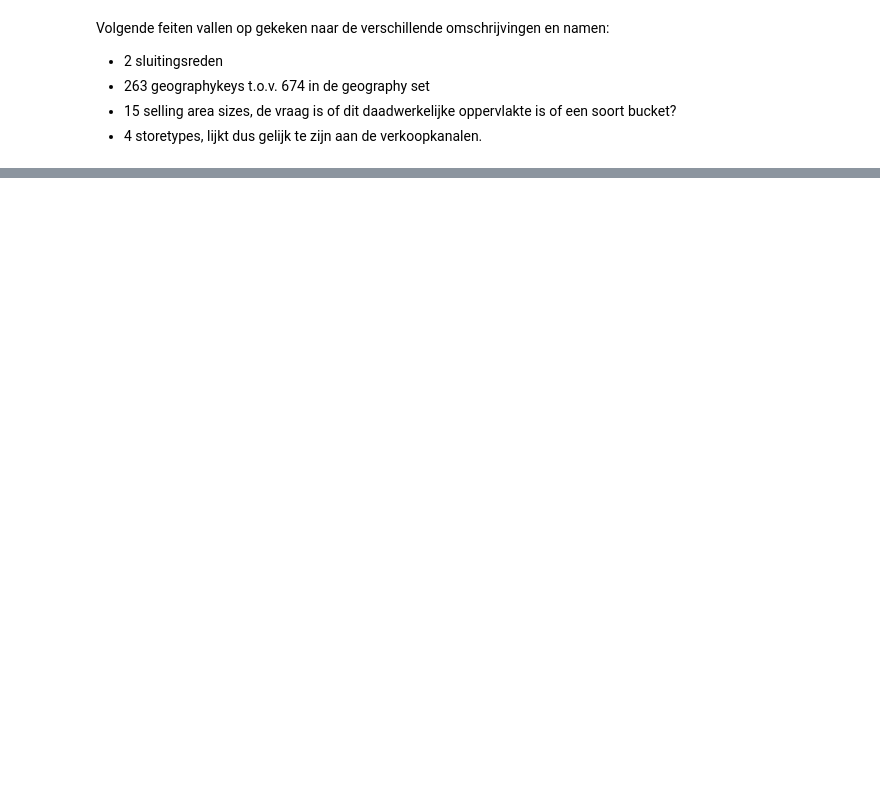
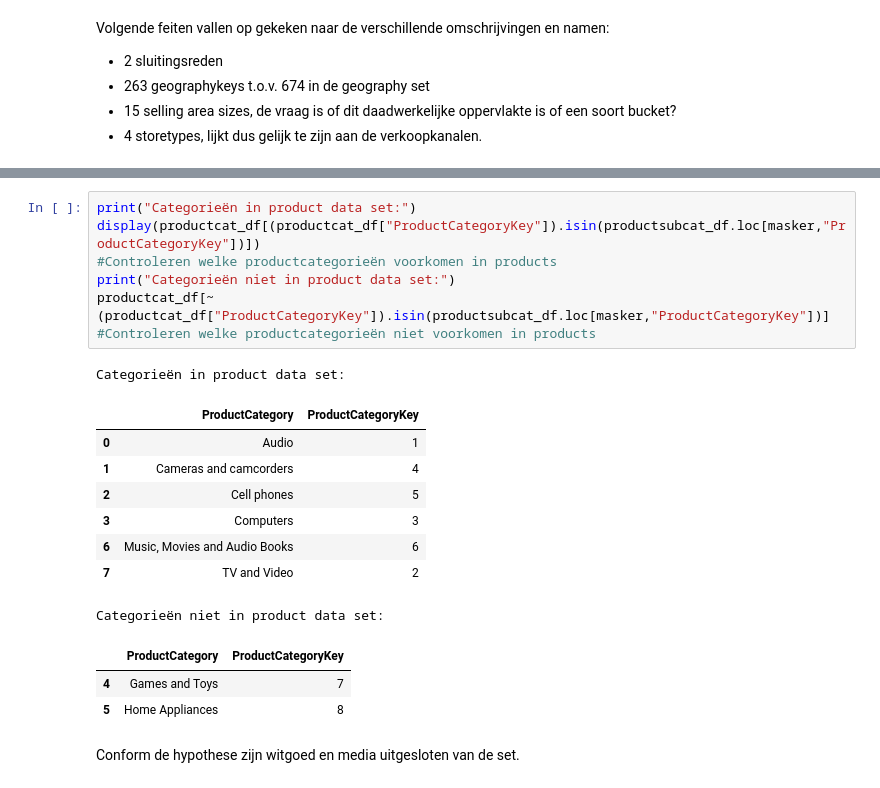
Before and after one commit to Jcpvanbers/Datasets-minor, a Jupyter notebook: Data analyse Contoso.ipynb, the cells around one changed output, grey strips where cells are left out. Saved outputs shown, nothing was run; the diff lists cells and outputs as text; blank space fills up the shorter version.

```diff
--- a/Data analyse Contoso.ipynb
+++ b/Data analyse Contoso.ipynb
@@ -996,0 +821,22 @@ Wellicht interessant om in kaart te brengen of er locaties/regio's zijn waar vee
+# %%
+print("Categorieën in product data set:")
+display(productcat_df[(productcat_df["ProductCategoryKey"]).isin(productsubcat_df.loc[masker,"ProductCategoryKey"])])
+#Controleren welke productcategorieën voorkomen in products
+print("Categorieën niet in product data set:")
+productcat_df[~(productcat_df["ProductCategoryKey"]).isin(productsubcat_df.loc[masker,"ProductCategoryKey"])]
+#Controleren welke productcategorieën niet voorkomen in products
+# %% [output]
+Categorieën in product data set:
+|  | ProductCategory | ProductCategoryKey |
+| 0 | Audio | 1 |
+| 1 | Cameras and camcorders | 4 |
+| 2 | Cell phones | 5 |
+| 3 | Computers | 3 |
+| 6 | Music, Movies and Audio Books | 6 |
+| 7 | TV and Video | 2 |
+Categorieën niet in product data set:
+|  | ProductCategory | ProductCategoryKey |
+| 4 | Games and Toys | 7 |
+| 5 | Home Appliances | 8 |
+# %% [markdown]
+Conform de hypothese zijn witgoed en media uitgesloten van de set.
```
Also changed, not shown: parts of 67 cells of this notebook.
